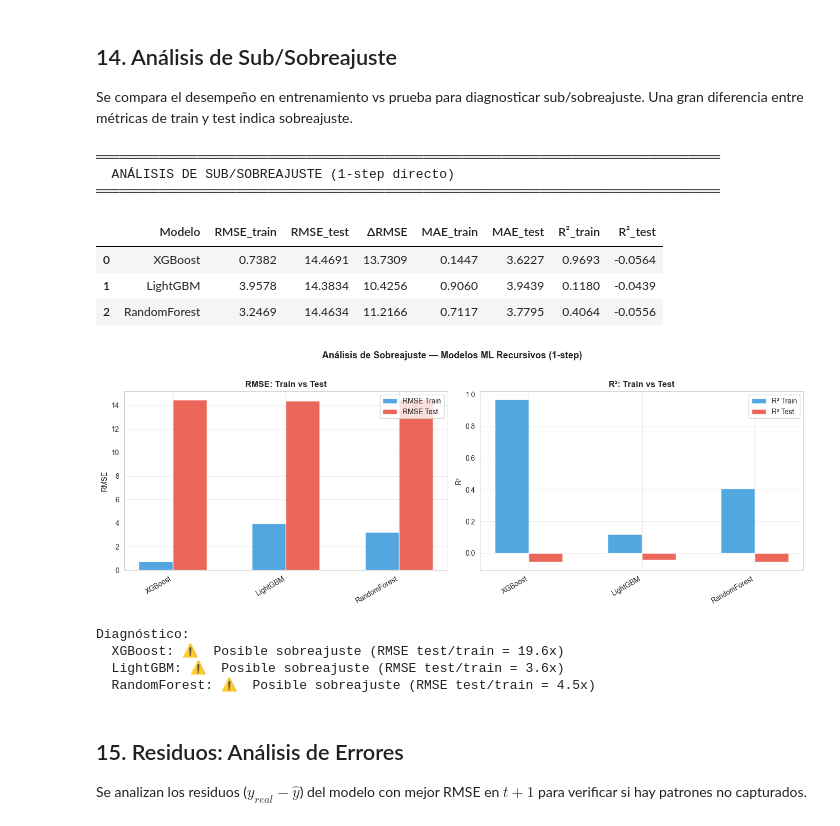
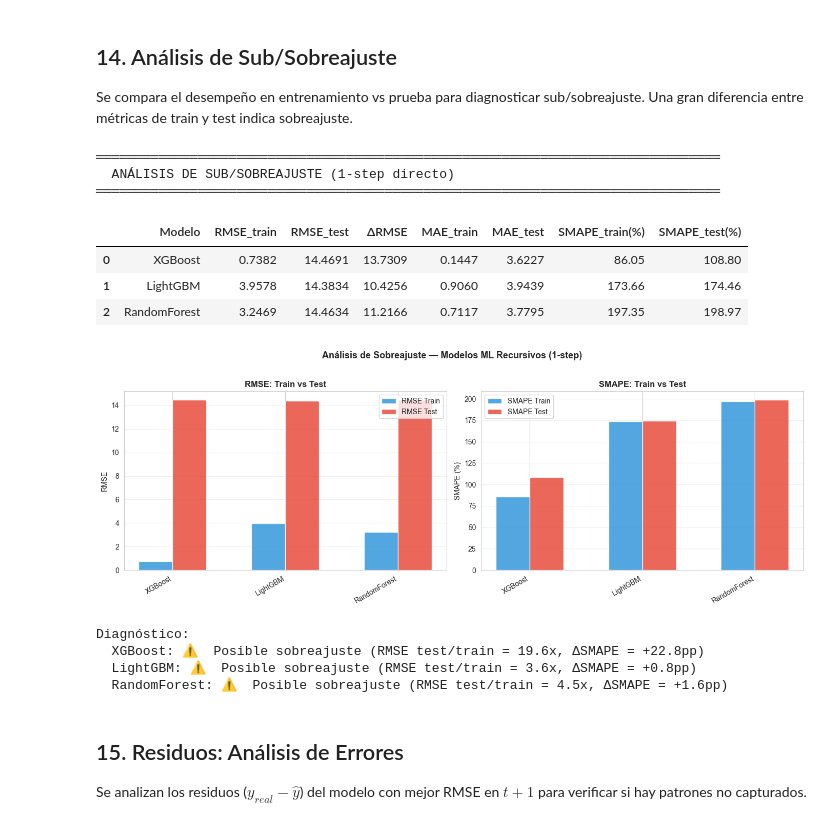
Before and after one commit to GeraP97/pi-equipo32, a Jupyter notebook: notebooks/Model Testing/Avance4/ml_recursivos.ipynb, the cells around one changed output. Cells and saved outputs as stored; diff of their text form; code cells hidden in the pictures.

Commit message:
scores st y SMAPE EN recursivos

```diff
--- a/notebooks/Model Testing/Avance4/ml_recursivos.ipynb
+++ b/notebooks/Model Testing/Avance4/ml_recursivos.ipynb
@@ -511,12 +514,12 @@ for model_name, params in best_params.items():
     preds_1step = np.maximum(model.predict(X_test), 0)
     mae = mean_absolute_error(y_test, preds_1step)
     rmse = np.sqrt(mean_squared_error(y_test, preds_1step))
-    r2 = r2_score(y_test, preds_1step)
+    smape_val = smape(y_test, preds_1step)
 
     print(f"\n{model_name} (1-step directo en test):")
-    print(f"  MAE  = {mae:.4f}")
-    print(f"  RMSE = {rmse:.4f}")
-    print(f"  R²   = {r2:.4f}")
+    print(f"  MAE   = {mae:.4f}")
+    print(f"  RMSE  = {rmse:.4f}")
+    print(f"  SMAPE = {smape_val:.2f}%")
     print(f"  Params: {params}")
 # %% [output]
 XGBoost (1-step directo en test):
@@ -674,8 +677,8 @@ for model_name, model in trained_models.items():
             continue
         mae = mean_absolute_error(y_t, y_p)
         rmse = np.sqrt(mean_squared_error(y_t, y_p))
-        r2 = r2_score(y_t, y_p)
-        print(f"  h={h}: MAE={mae:.4f} | RMSE={rmse:.4f} | R²={r2:.4f} | N={len(y_t)}")
+        smape_val = smape(y_t, y_p)
+        print(f"  h={h}: MAE={mae:.4f} | RMSE={rmse:.4f} | SMAPE={smape_val:.2f}% | N={len(y_t)}")
 # %% [output]
 ============================================================
   Predicción Recursiva: XGBoost
@@ -717,7 +720,7 @@ for model_name, results in all_recursive_results.items():
 
         mae = mean_absolute_error(y_t, y_p)
         rmse = np.sqrt(mean_squared_error(y_t, y_p))
-        r2 = r2_score(y_t, y_p)
+        smape_val = smape(y_t, y_p)
 
         # Métricas solo en meses con brote (casos > 0)
         brote_mask = y_t > 0
@@ -729,7 +732,7 @@ for model_name, results in all_recursive_results.items():
             "Horizonte": f"t+{h}",
             "MAE": round(mae, 4),
             "RMSE": round(rmse, 4),
-            "R²": round(r2, 4),
+            "SMAPE(%)": round(smape_val, 2),
             "MAE_brote": round(mae_brote, 4) if not np.isnan(mae_brote) else np.nan,
             "RMSE_brote": round(rmse_brote, 4) if not np.isnan(rmse_brote) else np.nan,
             "N_test": len(y_t),
@@ -752,7 +755,7 @@ for h in HORIZONTES:
     if mask.sum() == 0:
         continue
     best = df_resumen.loc[mask].sort_values("RMSE").iloc[0]
-    print(f"  t+{h}: {best['Modelo']} → RMSE={best['RMSE']:.4f}, MAE={best['MAE']:.4f}, R²={best['R²']:.4f}")
+    print(f"  t+{h}: {best['Modelo']} → RMSE={best['RMSE']:.4f}, MAE={best['MAE']:.4f}, SMAPE={best['SMAPE(%)']:.2f}%")
 # %% [output]
 ══════════════════════════════════════════════════════════════════════════════════════════
   COMPARACIÓN DE MODELOS — Enfoque Recursivo
@@ -1004,13 +1007,13 @@ for model_name, model in trained_models.items():
     preds_train = np.maximum(model.predict(X_train), 0)
     mae_train = mean_absolute_error(y_train, preds_train)
     rmse_train = np.sqrt(mean_squared_error(y_train, preds_train))
-    r2_train = r2_score(y_train, preds_train)
+    smape_train = smape(y_train, preds_train)
 
     # Predicción en test (1-step directo)
     preds_test = np.maximum(model.predict(X_test), 0)
     mae_test = mean_absolute_error(y_test, preds_test)
     rmse_test = np.sqrt(mean_squared_error(y_test, preds_test))
-    r2_test = r2_score(y_test, preds_test)
+    smape_test = smape(y_test, preds_test)
 
     overfit_rows.append({
         "Modelo": model_name,
@@ -1019,8 +1022,8 @@ for model_name, model in trained_models.items():
         "ΔRMSE": round(rmse_test - rmse_train, 4),
         "MAE_train": round(mae_train, 4),
         "MAE_test": round(mae_test, 4),
-        "R²_train": round(r2_train, 4),
-        "R²_test": round(r2_test, 4),
+        "SMAPE_train(%)": round(smape_train, 2),
+        "SMAPE_test(%)": round(smape_test, 2),
     })
 
 df_overfit = pd.DataFrame(overfit_rows)
@@ -1043,55 +1046,55 @@ axes[0].bar(x_of + 0.15, df_overfit["RMSE_test"], 0.3,
             label="RMSE Test", color="#E74C3C", alpha=0.85)
 axes[0].set_xticks(x_of)
 axes[0].set_xticklabels(modelos_of, rotation=30, ha="right")
 axes[0].set_ylabel("RMSE")
 axes[0].set_title("RMSE: Train vs Test", fontweight="bold")
 axes[0].legend()
 axes[0].grid(True, alpha=0.3, axis="y")
 
-# R² Train vs Test
-axes[1].bar(x_of - 0.15, df_overfit["R²_train"], 0.3,
-            label="R² Train", color="#3498DB", alpha=0.85)
-axes[1].bar(x_of + 0.15, df_overfit["R²_test"], 0.3,
-            label="R² Test", color="#E74C3C", alpha=0.85)
+# SMAPE Train vs Test
+axes[1].bar(x_of - 0.15, df_overfit["SMAPE_train(%)"], 0.3,
+            label="SMAPE Train", color="#3498DB", alpha=0.85)
+axes[1].bar(x_of + 0.15, df_overfit["SMAPE_test(%)"], 0.3,
+            label="SMAPE Test", color="#E74C3C", alpha=0.85)
 axes[1].set_xticks(x_of)
 axes[1].set_xticklabels(modelos_of, rotation=30, ha="right")
-axes[1].set_ylabel("R²")
-axes[1].set_title("R²: Train vs Test", fontweight="bold")
+axes[1].set_ylabel("SMAPE (%)")
+axes[1].set_title("SMAPE: Train vs Test", fontweight="bold")
 axes[1].legend()
 axes[1].grid(True, alpha=0.3, axis="y")
 
 plt.suptitle("Análisis de Sobreajuste — Modelos ML Recursivos (1-step)",
              fontweight="bold", fontsize=13, y=1.02)
 plt.tight_layout()
 plt.show()
 
 # --- Diagnóstico textual ---
 print("\nDiagnóstico:")
 for _, row in df_overfit.iterrows():
-    delta_rmse = row["ΔRMSE"]
     ratio = row["RMSE_test"] / max(row["RMSE_train"], 1e-6)
+    smape_gap = row["SMAPE_test(%)"] - row["SMAPE_train(%)"]
     if ratio > 3.0:
-        diag = f"⚠️  Posible sobreajuste (RMSE test/train = {ratio:.1f}x)"
-    elif row["R²_train"] < 0.1:
-        diag = f"⚠️  Subajuste (R² train muy bajo = {row['R²_train']:.3f})"
+        diag = f"⚠️  Posible sobreajuste (RMSE test/train = {ratio:.1f}x, ΔSMAPE = {smape_gap:+.1f}pp)"
     elif ratio > 2.0:
-        diag = f"🟡 Sobreajuste leve (RMSE test/train = {ratio:.1f}x)"
+        diag = f"🟡 Sobreajuste leve (RMSE test/train = {ratio:.1f}x, ΔSMAPE = {smape_gap:+.1f}pp)"
+    elif smape_gap > 30:
+        diag = f"🟡 Sobreajuste leve (ΔSMAPE = {smape_gap:+.1f}pp)"
     else:
-        diag = f"✅ Comportamiento aceptable (RMSE test/train = {ratio:.1f}x)"
+        diag = f"✅ Comportamiento aceptable (RMSE test/train = {ratio:.1f}x, ΔSMAPE = {smape_gap:+.1f}pp)"
     print(f"  {row['Modelo']}: {diag}")
 # %% [output]
 ════════════════════════════════════════════════════════════════════════════════
   ANÁLISIS DE SUB/SOBREAJUSTE (1-step directo)
 ════════════════════════════════════════════════════════════════════════════════
-|  | Modelo | RMSE_train | RMSE_test | ΔRMSE | MAE_train | MAE_test | R²_train | R²_test |
-| 0 | XGBoost | 0.7382 | 14.4691 | 13.7309 | 0.1447 | 3.6227 | 0.9693 | -0.0564 |
-| 1 | LightGBM | 3.9578 | 14.3834 | 10.4256 | 0.9060 | 3.9439 | 0.1180 | -0.0439 |
-| 2 | RandomForest | 3.2469 | 14.4634 | 11.2166 | 0.7117 | 3.7795 | 0.4064 | -0.0556 |
+|  | Modelo | RMSE_train | RMSE_test | ΔRMSE | MAE_train | MAE_test | SMAPE_train(%) | SMAPE_test(%) |
+| 0 | XGBoost | 0.7382 | 14.4691 | 13.7309 | 0.1447 | 3.6227 | 86.05 | 108.80 |
+| 1 | LightGBM | 3.9578 | 14.3834 | 10.4256 | 0.9060 | 3.9439 | 173.66 | 174.46 |
+| 2 | RandomForest | 3.2469 | 14.4634 | 11.2166 | 0.7117 | 3.7795 | 197.35 | 198.97 |
-[figure, old version]
+[figure, new version]
 Diagnóstico:
-  XGBoost: ⚠️  Posible sobreajuste (RMSE test/train = 19.6x)
-  LightGBM: ⚠️  Posible sobreajuste (RMSE test/train = 3.6x)
-  RandomForest: ⚠️  Posible sobreajuste (RMSE test/train = 4.5x)
+  XGBoost: ⚠️  Posible sobreajuste (RMSE test/train = 19.6x, ΔSMAPE = +22.8pp)
+  LightGBM: ⚠️  Posible sobreajuste (RMSE test/train = 3.6x, ΔSMAPE = +0.8pp)
+  RandomForest: ⚠️  Posible sobreajuste (RMSE test/train = 4.5x, ΔSMAPE = +1.6pp)
 # %% [markdown]
 ## 15. Residuos: Análisis de Errores
 
```
Also changed, not shown: parts of 7 cells of this notebook, 1 other file.
